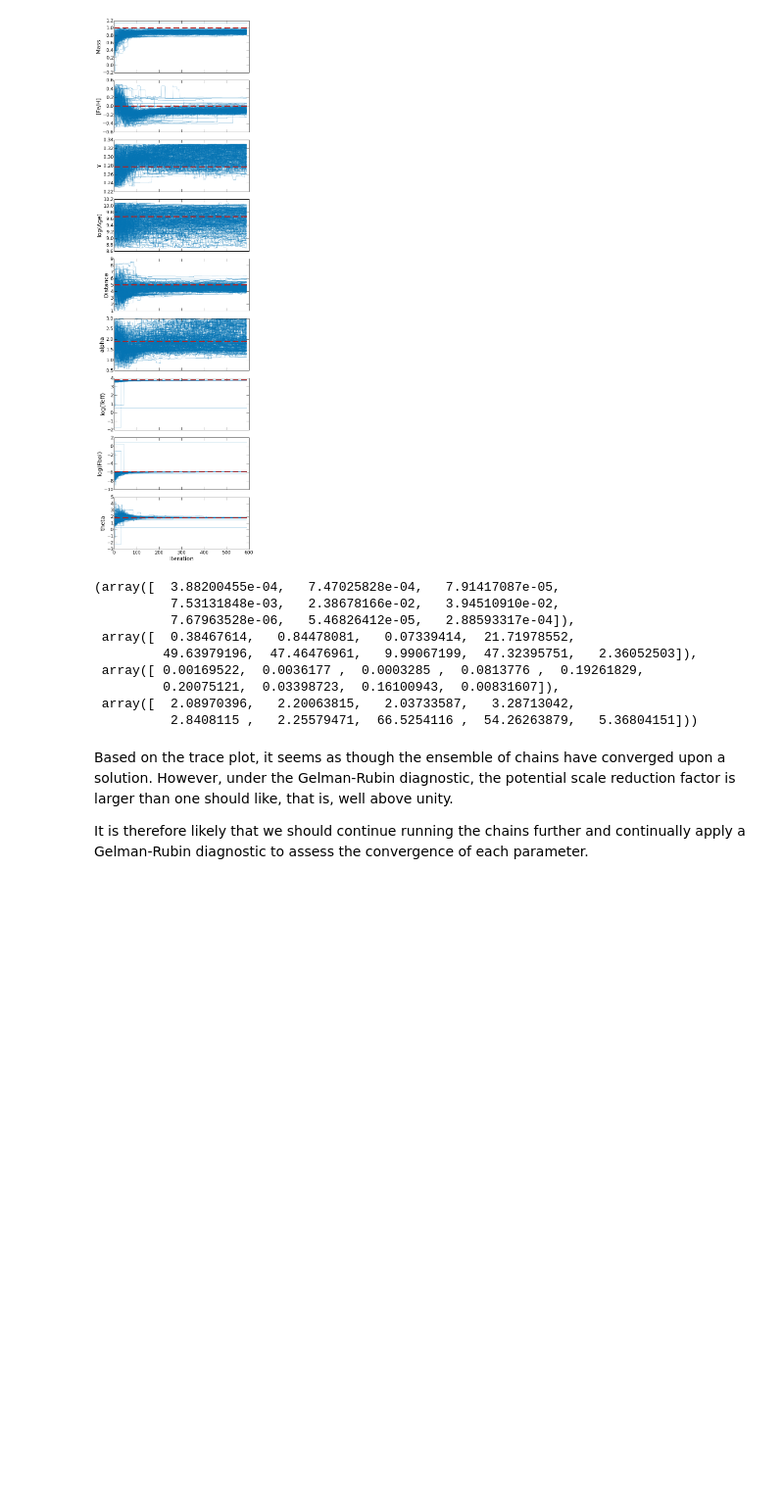
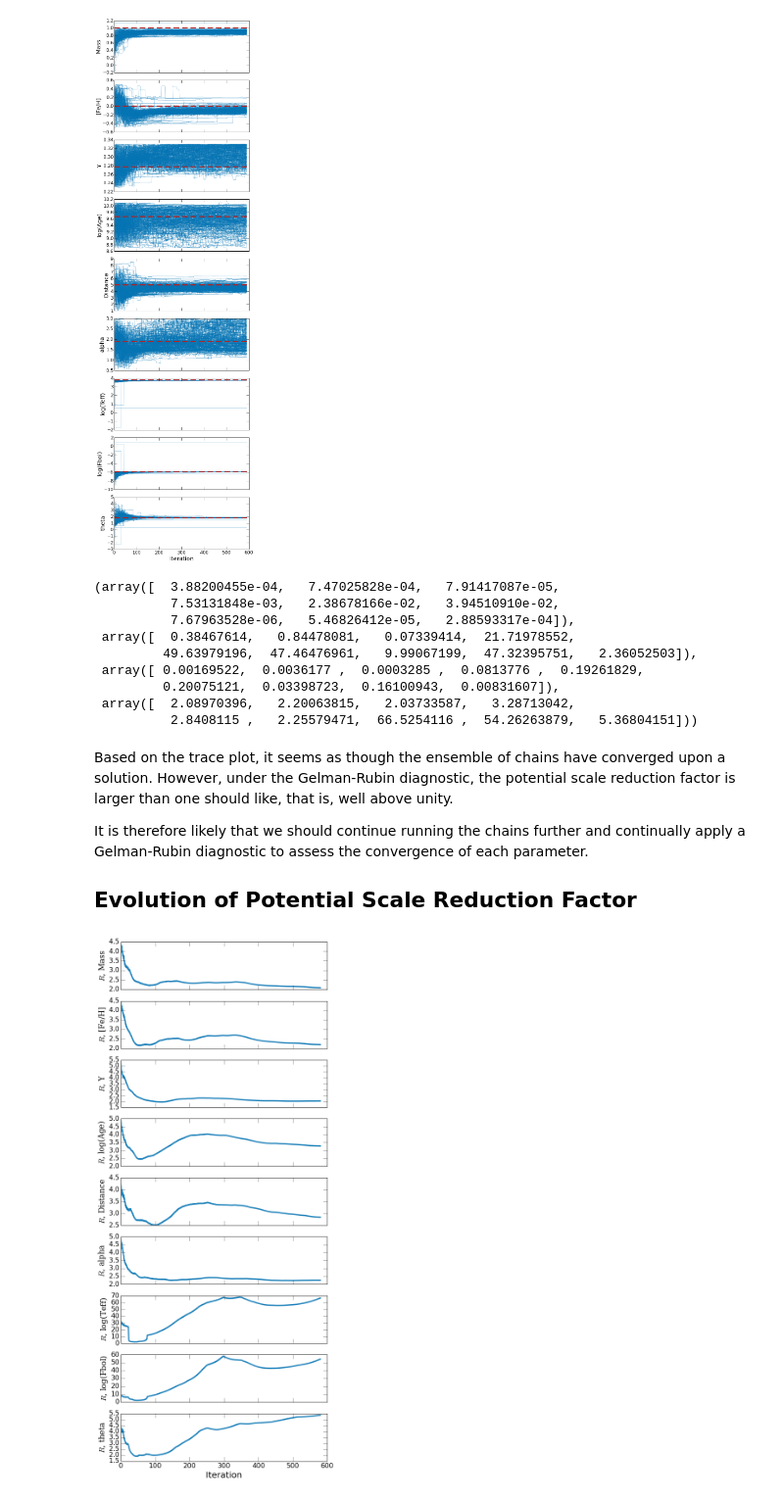
Before and after one commit to gfeiden/Notebook, a Jupyter notebook: Projects/mlt_calib/sun_convergence.ipynb, the cells around one changed output. Shown at 98% size. Saved outputs shown, nothing was run; the diff lists cells and outputs as text; code cells hidden in the pictures; blank space fills up the shorter version.

Commit message:
Monitoring of potential scale reduction factor for Solar inference

```diff
--- a/Projects/mlt_calib/sun_convergence.ipynb
+++ b/Projects/mlt_calib/sun_convergence.ipynb
@@ -90,3 +88,23 @@ GelmanRubin(chains, labels=labels)
 Based on the trace plot, it seems as though the ensemble of chains have converged upon a solution. However, under the Gelman-Rubin diagnostic, the potential scale reduction factor is larger than one should like, that is, well above unity.
 
 It is therefore likely that we should continue running the chains further and continually apply a Gelman-Rubin diagnostic to assess the convergence of each parameter.
+
+## Evolution of Potential Scale Reduction Factor
+# %%
+PSRF = np.empty((581, 9))
+for i in range(10, 591):
+    W, B, var_hat, PSRF[i - 10] = GelmanRubin(chains[:, :i, :]) # Note that GelmanRubin() trims the lower half
+# %%
+fig, ax = plt.subplots(9, 1, figsize=(8., 18.), sharex=True)
+ax[-1].set_xlabel('Iteration', fontsize=20.)
+for i in range(len(ax)):
+    try:
+        ax[i].set_ylabel('$R$, {:s}'.format(labels[i]), fontsize=18., family='serif')
+    except IndexError:
+        pass
+    ax[i].tick_params(which='major', axis='both', length=10., labelsize=16.)
+    ax[i].plot(PSRF[:,i], '-', lw=3, c='#0473B3', alpha=0.9)
+
+fig.tight_layout()
+# %% [output]
+[figure, added]
```
Also changed, not shown: parts of 4 cells of this notebook.
